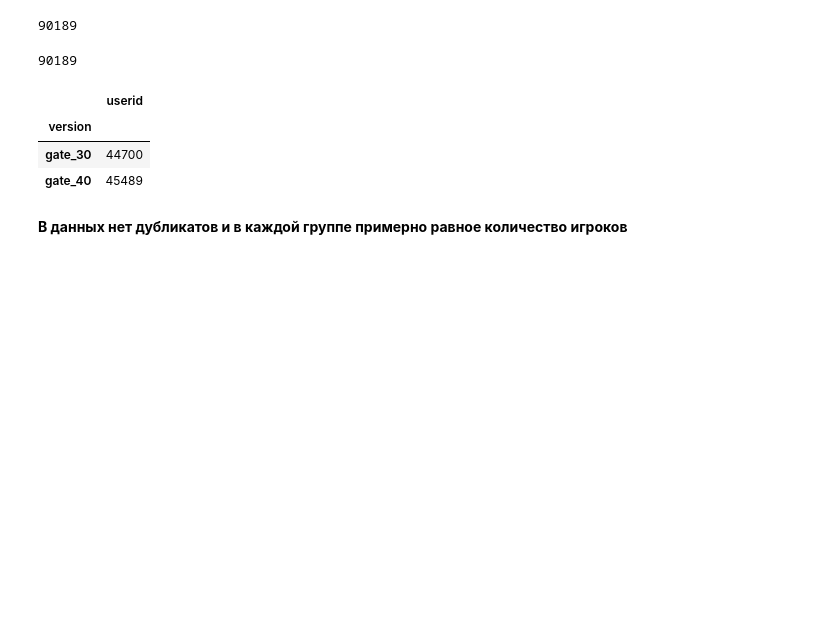
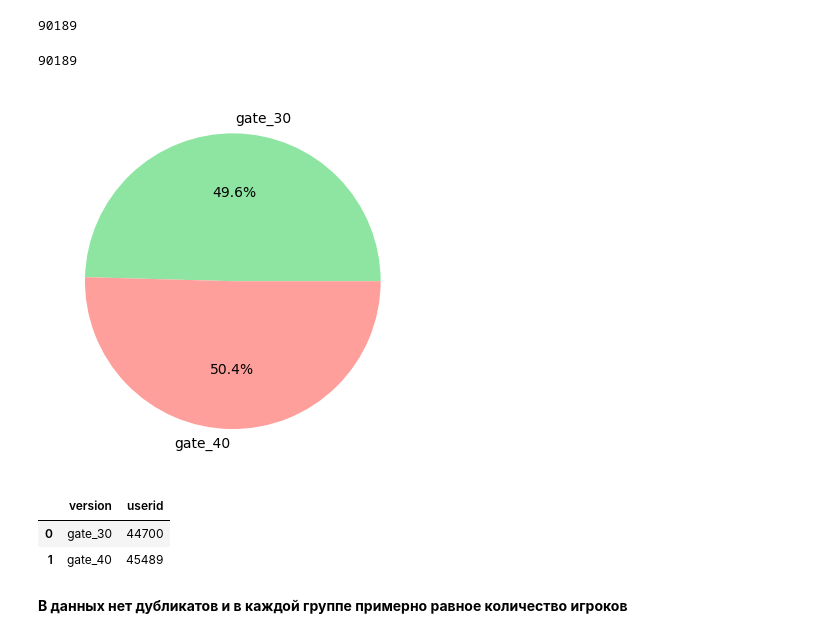
Before and after one commit to ElenaAgapitova/AB_split_testing, a Jupyter notebook: AB_test Cookie Cats/Cookie_Cats_AB_test.ipynb, the cells around one changed output. Drawn from its saved outputs; the diff is of its cells as text; code cells hidden in the pictures; blank space fills up the shorter version.

```diff
--- a/AB_test Cookie Cats/Cookie_Cats_AB_test.ipynb
+++ b/AB_test Cookie Cats/Cookie_Cats_AB_test.ipynb
@@ -66,12 +68,17 @@ df.userid.nunique() # количество уникальных игроков
 # %% [output]
 90189
 # %%
-df.groupby(['version'])[['userid']].nunique()
+df_group = df.groupby(['version'], as_index=False)[['userid']].nunique()
-# %% [output]
-|  | userid |
-| version |  |
-| gate_30 | 44700 |
-| gate_40 | 45489 |
+# %%
+color = sns.color_palette('pastel')[2:4]
+plt.pie(df_group.userid, labels=df_group.version, colors=color, autopct='%.1f%%')
+plt.show();
+df_group
+# %% [output]
+[figure, added]
+|  | version | userid |
+| 0 | gate_30 | 44700 |
+| 1 | gate_40 | 45489 |
 # %% [markdown]
 **В данных нет дубликатов и в каждой группе примерно равное количество игроков**
 # %% [markdown]
```
Also changed, not shown: parts of 26 cells of this notebook.
